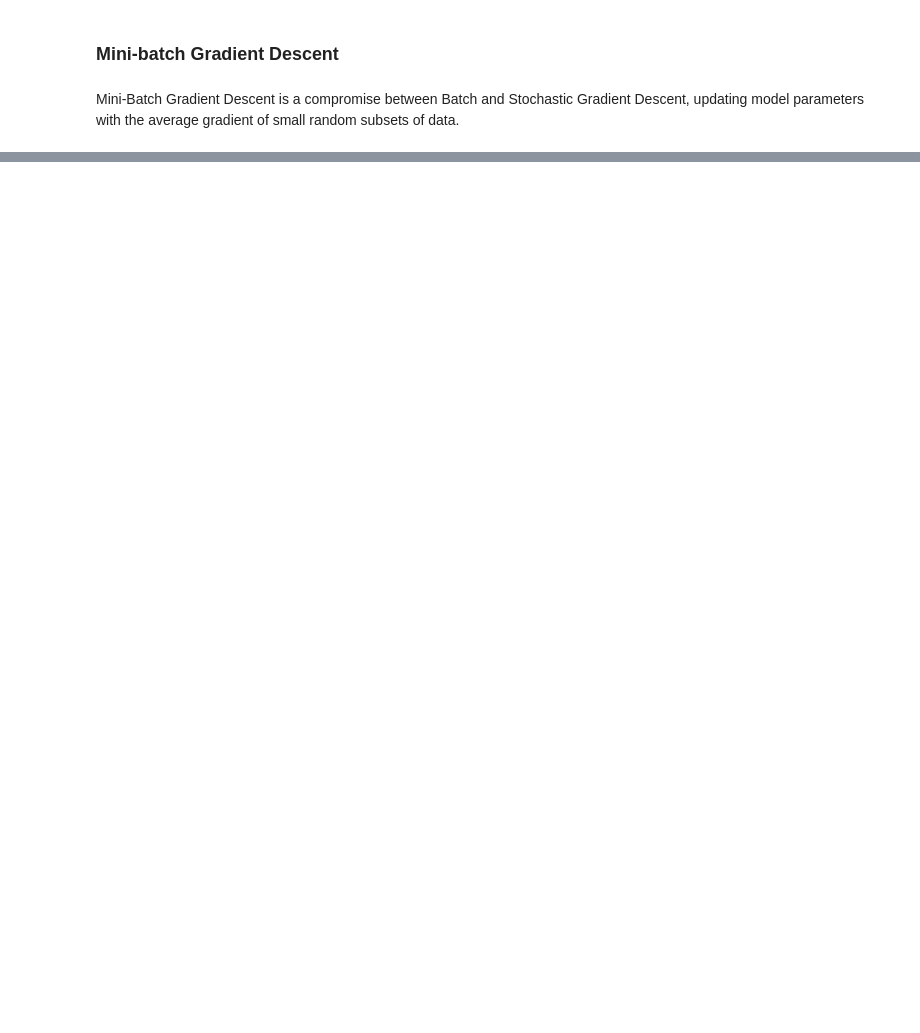
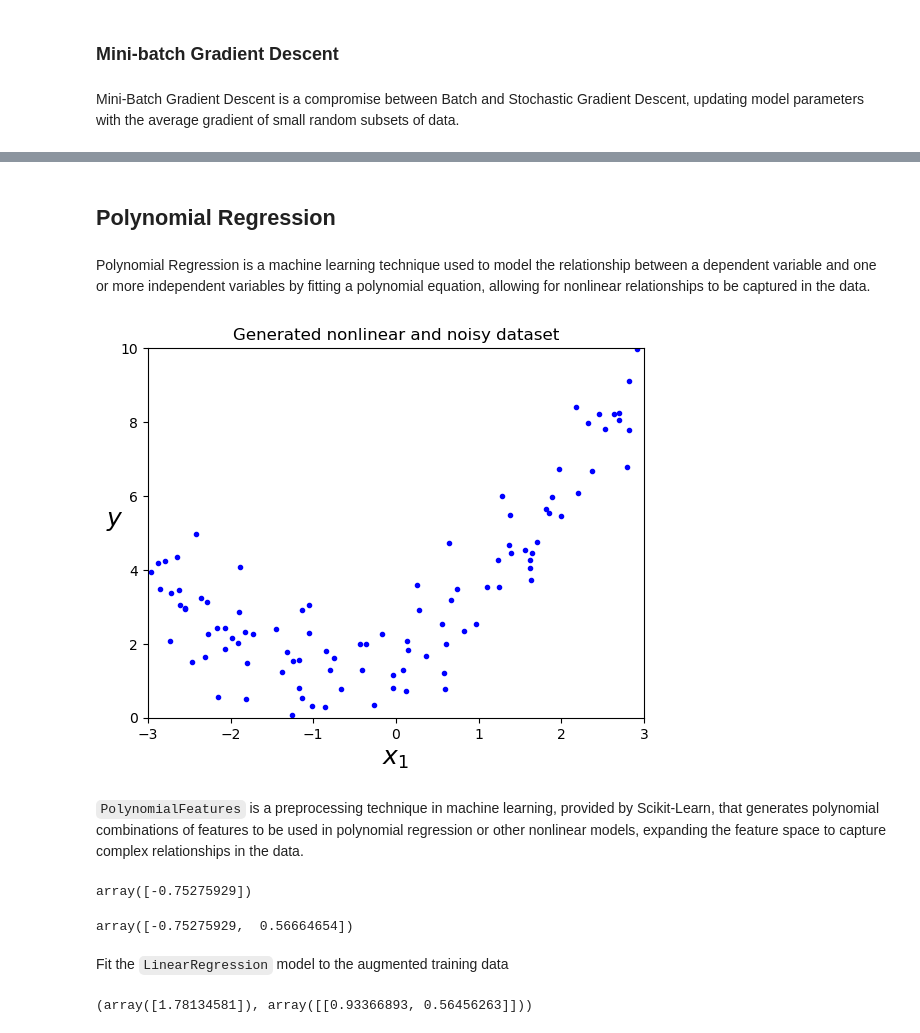
Before and after one commit to Ivan-Grigorev/Hands_On_ML, a Jupyter notebook: chapter_04.ipynb, the cells around one changed output, grey strips where cells are left out. Drawn from its saved outputs; the diff is of its cells as text; code cells hidden in the pictures; blank space fills up the shorter version.

Commit message:
Completed "Polynomial Regression" section of Chapter 04

```diff
--- a/chapter_04.ipynb
+++ b/chapter_04.ipynb
@@ -310,0 +312,47 @@ plt.show()
+# %% [markdown]
+<h2>Polynomial Regression</h2>
+# %% [markdown]
+Polynomial Regression is a machine learning technique used to model the relationship between a dependent variable and one or more independent variables by fitting a polynomial equation, allowing for nonlinear relationships to be captured in the data.
+# %%
+np.random.seed(42)
+
+# Generate nonlinear data
+m = 100
+X = 6 * np.random.rand(m, 1) - 3
+y = 0.5 * X ** 2 + X + 2 + np.random.randn(m, 1)
+# %%
+plt.plot(
+    X,
+    y,
+    'b.'
+)
+plt.xlabel('$x_1$', fontsize=18)
+plt.ylabel('$y$', rotation=0, fontsize=18)
+plt.axis([-3, 3, 0, 10])
+plt.title('Generated nonlinear and noisy dataset')
+plt.show()
+# %% [output]
+[figure, added]
+# %% [markdown]
+`PolynomialFeatures` is a preprocessing technique in machine learning, provided by Scikit-Learn, that generates polynomial combinations of features to be used in polynomial regression or other nonlinear models, expanding the feature space to capture complex relationships in the data.
+# %%
+from sklearn.preprocessing import PolynomialFeatures
+
+
+poly_features = PolynomialFeatures(degree=2, include_bias=False)  # set polynomial feature degree, exclude a bias term
+X_poly = poly_features.fit_transform(X)
+X[0]
+# %% [output]
+array([-0.75275929])
+# %%
+X_poly[0]
+# %% [output]
+array([-0.75275929,  0.56664654])
+# %% [markdown]
+Fit the `LinearRegression` model to the augmented training data
+# %%
+lin_reg = LinearRegression()
+lin_reg.fit(X_poly, y)
+lin_reg.intercept_, lin_reg.coef_
+# %% [output]
+(array([1.78134581]), array([[0.93366893, 0.56456263]]))
```
Also changed, not shown: parts of 16 cells of this notebook.
